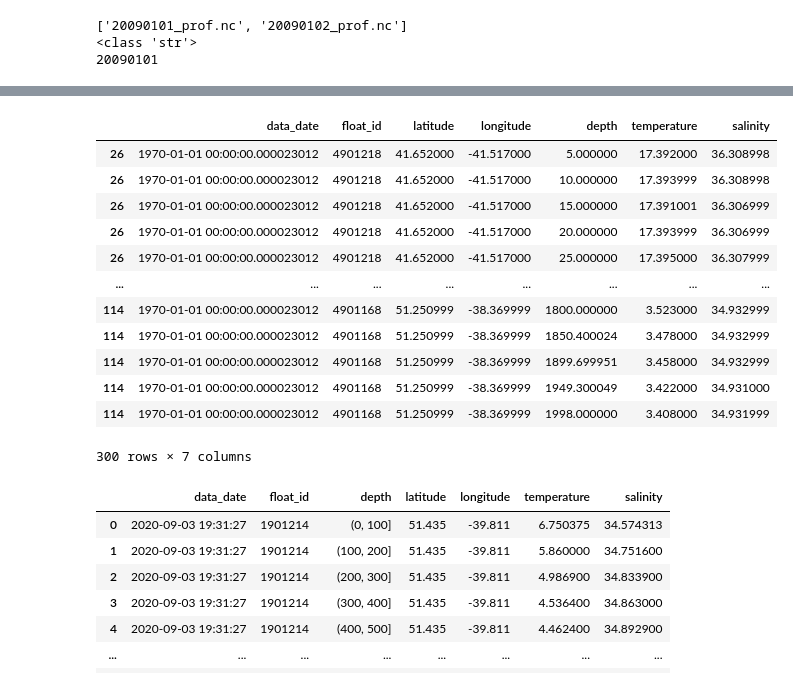
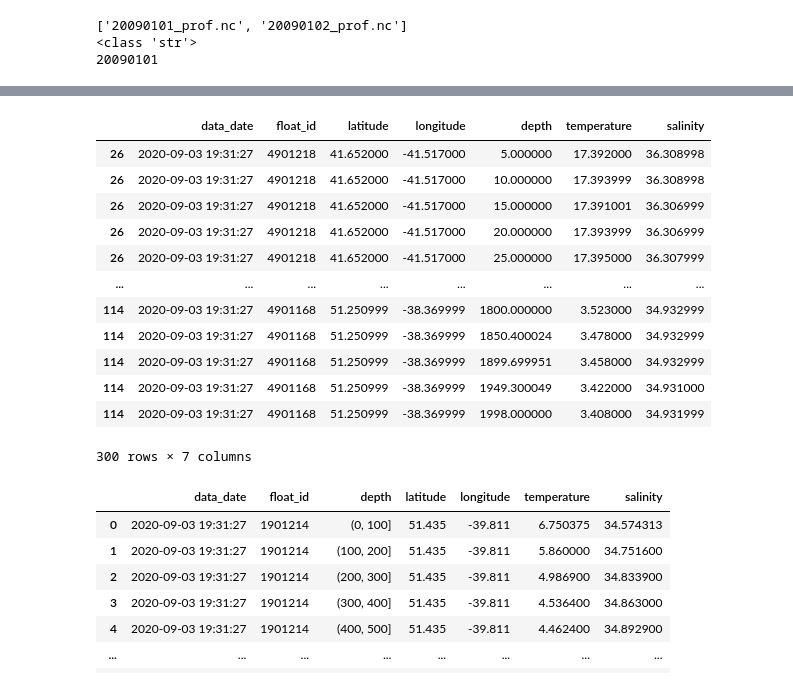
Before and after one commit to minsun-ss/argo_ocean_data_analysis, a Jupyter notebook: notebooks/argo_atlantic_data_analysis.ipynb, the cells around one changed output, grey strips where cells are left out. Cells and saved outputs as stored; diff of their text form; code cells hidden in the pictures.

```diff
--- a/notebooks/argo_atlantic_data_analysis.ipynb
+++ b/notebooks/argo_atlantic_data_analysis.ipynb
@@ -129,7 +138,7 @@ longitude_limits = (argo_df["LONGITUDE"] > -70) & (argo_df["LONGITUDE"] < -35)
 #Restrict floats to region surrounding the St Lawrence Estuary. This is a fairly large area but can be further filtered if needed.
 #Keep only columns we will need and rename columns that will be retained after processing.
 argo_df = (argo_df[latitude_limits & longitude_limits]
-           [["CYCLE_NUMBER","DATE_CREATION", "JULD_ADJUSTED", "PLATFORM_NUMBER", "LATITUDE", "LONGITUDE", "PRES", "PRES_ADJUSTED", "TEMP", "TEMP_ADJUSTED",
+           [["CYCLE_NUMBER","DATE_CREATION", "PLATFORM_NUMBER", "LATITUDE", "LONGITUDE", "PRES", "PRES_ADJUSTED", "TEMP", "TEMP_ADJUSTED",
              "PSAL", "PSAL_ADJUSTED", "PROJECT_NAME"]]
            .rename(columns={"PLATFORM_NUMBER":"float_id", "LATITUDE":"latitude", "LONGITUDE":"longitude", "PROJECT_NAME": "data_source"})
           )
@@ -149,45 +162,45 @@ def unnesting(df, columns):
 def param(columns):
     '''Removes NaN values (99999.00) and select measured parameter when the adjusted parameters is NaN.'''
     non_adjusted = columns[0]
     adjusted = columns[1]
     param = []
     for x in range(len(columns[0])):
         if adjusted.iloc[x] >= 99999:
             param.append(non_adjusted.iloc[x])
         elif adjusted.iloc[x] >= 99999:
             param.append("NaN")
         else:
             param.append(non_adjusted.iloc[x])
     return param
 
 to_unnest = ['PRES', 'PRES_ADJUSTED','PSAL', 'PSAL_ADJUSTED', 'TEMP', 'TEMP_ADJUSTED']
 
-argo_df["data_date"] = pd.to_datetime(argo_df["JULD"])
+argo_df["data_date"] = pd.to_datetime(argo_df["DATE_CREATION"])
 unnested_argo = unnesting(argo_df, to_unnest)
 # print(len(unnested_argo[unnested_argo["PRES"] != 99999].dropna()))
 # print(len(unnested_argo[unnested_argo["PSAL"] != 99999].dropna()))
 # print(len(unnested_argo[unnested_argo["TEMP"] != 99999].dropna()))
 unnested_argo["temperature"] = param([unnested_argo["TEMP"], unnested_argo["TEMP_ADJUSTED"]])
 unnested_argo["salinity"] = param([unnested_argo["PSAL"], unnested_argo["PSAL_ADJUSTED"]])
 # For every 10 meters you go down, the pressure increases by one atmosphere (approx 1 decibar) so with pressure recorded
 # in decibar we can assume depth is equivalent.
 unnested_argo["depth"] = param([unnested_argo["PRES"], unnested_argo["PRES_ADJUSTED"]])
 t = unnested_argo[["data_date", "float_id", "latitude", "longitude", "depth", "temperature", "salinity"]]
 t = t[t != 99999].dropna()
 t
 # %% [output]
 |  | data_date | float_id | latitude | longitude | depth | temperature | salinity |
-| 26 | 1970-01-01 00:00:00.000023012 | 4901218 | 41.652000 | -41.517000 | 5.000000 | 17.392000 | 36.308998 |
-| 26 | 1970-01-01 00:00:00.000023012 | 4901218 | 41.652000 | -41.517000 | 10.000000 | 17.393999 | 36.308998 |
-| 26 | 1970-01-01 00:00:00.000023012 | 4901218 | 41.652000 | -41.517000 | 15.000000 | 17.391001 | 36.306999 |
-| 26 | 1970-01-01 00:00:00.000023012 | 4901218 | 41.652000 | -41.517000 | 20.000000 | 17.393999 | 36.306999 |
-| 26 | 1970-01-01 00:00:00.000023012 | 4901218 | 41.652000 | -41.517000 | 25.000000 | 17.395000 | 36.307999 |
+| 26 | 2020-09-03 19:31:27 | 4901218 | 41.652000 | -41.517000 | 5.000000 | 17.392000 | 36.308998 |
+| 26 | 2020-09-03 19:31:27 | 4901218 | 41.652000 | -41.517000 | 10.000000 | 17.393999 | 36.308998 |
+| 26 | 2020-09-03 19:31:27 | 4901218 | 41.652000 | -41.517000 | 15.000000 | 17.391001 | 36.306999 |
+| 26 | 2020-09-03 19:31:27 | 4901218 | 41.652000 | -41.517000 | 20.000000 | 17.393999 | 36.306999 |
+| 26 | 2020-09-03 19:31:27 | 4901218 | 41.652000 | -41.517000 | 25.000000 | 17.395000 | 36.307999 |
 | ... | ... | ... | ... | ... | ... | ... | ... |
-| 114 | 1970-01-01 00:00:00.000023012 | 4901168 | 51.250999 | -38.369999 | 1800.000000 | 3.523000 | 34.932999 |
-| 114 | 1970-01-01 00:00:00.000023012 | 4901168 | 51.250999 | -38.369999 | 1850.400024 | 3.478000 | 34.932999 |
-| 114 | 1970-01-01 00:00:00.000023012 | 4901168 | 51.250999 | -38.369999 | 1899.699951 | 3.458000 | 34.932999 |
-| 114 | 1970-01-01 00:00:00.000023012 | 4901168 | 51.250999 | -38.369999 | 1949.300049 | 3.422000 | 34.931000 |
-| 114 | 1970-01-01 00:00:00.000023012 | 4901168 | 51.250999 | -38.369999 | 1998.000000 | 3.408000 | 34.931999 |
+| 114 | 2020-09-03 19:31:27 | 4901168 | 51.250999 | -38.369999 | 1800.000000 | 3.523000 | 34.932999 |
+| 114 | 2020-09-03 19:31:27 | 4901168 | 51.250999 | -38.369999 | 1850.400024 | 3.478000 | 34.932999 |
+| 114 | 2020-09-03 19:31:27 | 4901168 | 51.250999 | -38.369999 | 1899.699951 | 3.458000 | 34.932999 |
+| 114 | 2020-09-03 19:31:27 | 4901168 | 51.250999 | -38.369999 | 1949.300049 | 3.422000 | 34.931000 |
+| 114 | 2020-09-03 19:31:27 | 4901168 | 51.250999 | -38.369999 | 1998.000000 | 3.408000 | 34.931999 |
 300 rows × 7 columns
 # %%
 bins = range(0,int(t["depth"].max()+100),100)
```
Also changed, not shown: parts of 4 cells of this notebook, 3 other files.
